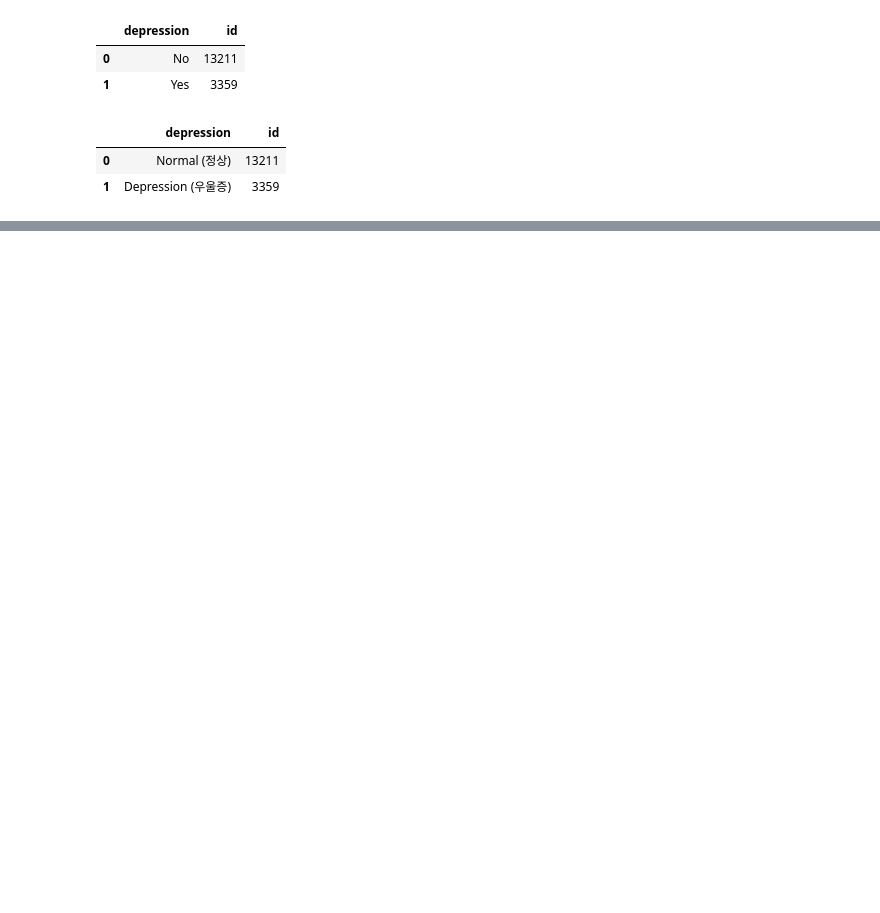
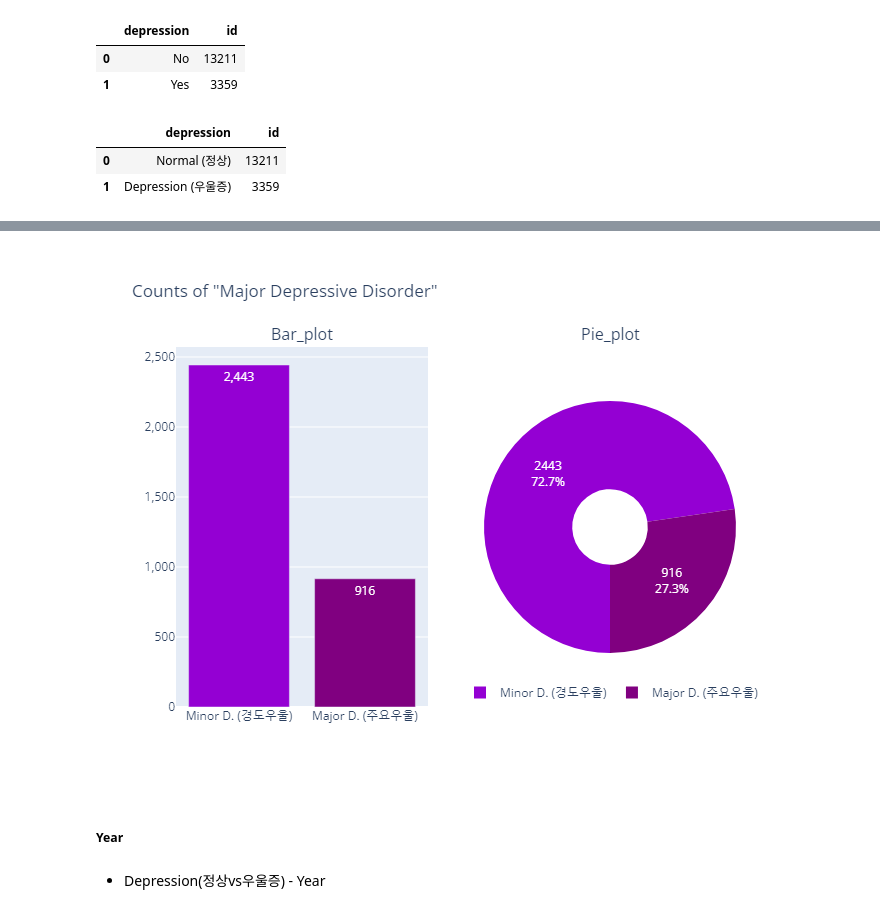
Before and after one commit to kyungjaecheong/Kor-DEEPression, a Jupyter notebook: 2_Modeling/2-2_EDA.ipynb, the cells around one changed output, grey strips where cells are left out. Saved outputs shown, nothing was run; the diff lists cells and outputs as text; code cells hidden in the pictures; blank space fills up the shorter version.

```diff
--- a/2_Modeling/2-2_EDA.ipynb
+++ b/2_Modeling/2-2_EDA.ipynb
@@ -316,0 +324,7 @@ plot_depr.show()
+# %%
+# Group By Target counts
+group_mdd = df_mdd.groupby(['MDD'], as_index=False)['id'].count()
+display(group_mdd)
+# 변수 값 수정
+count_mdd = group_mdd.replace({'No': 'Minor D. (경도우울)', 'Yes': 'Major D. (주요우울)'})
+display(count_mdd)
@@ -316,0 +338,41 @@ plot_depr.show()
+# %%
+# MDD(경도우울vs주요우울장애) - Counts
+plot_mdd = plsp(rows=1, cols=2,
+                 subplot_titles=('Bar_plot','Pie_plot'),
+                 specs=[[{'type':'xy'}, {'type':'domain'}]])
+plot_mdd.add_trace(
+    go.Bar(x=count_mdd.MDD,
+           y=count_mdd.id,
+           marker_color=['darkviolet', 'purple'],
+           texttemplate="%{y:,}",
+           showlegend=False,
+           hoverinfo='x+y'
+           ),
+    row=1, col=1
+)
+plot_mdd.add_trace(
+    go.Pie(values=count_mdd.id,
+           labels=count_mdd.MDD,
+           hole=0.3,
+           showlegend=True,
+           marker_colors=['darkviolet', 'purple'],
+           hoverinfo="label+value+percent",
+           textinfo='value+percent',
+           rotation=180
+           ),
+    row=1, col=2
+)
+plot_mdd.update_layout(title_text='Counts of "Major Depressive Disorder"',
+                        width=720,
+                        height=540,
+                        legend=dict(orientation='h',
+                                    yanchor='bottom', y=0,
+                                    xanchor='right', x=1.05))
+plot_mdd.update_yaxes(tickformat=',')
+plot_mdd.show()
+# %% [output]
+[figure, added]
+# %% [markdown]
+##### Year
+# %% [markdown]
+- Depression(정상vs우울증) - Year
```
Also changed, not shown: parts of 49 cells of this notebook.
